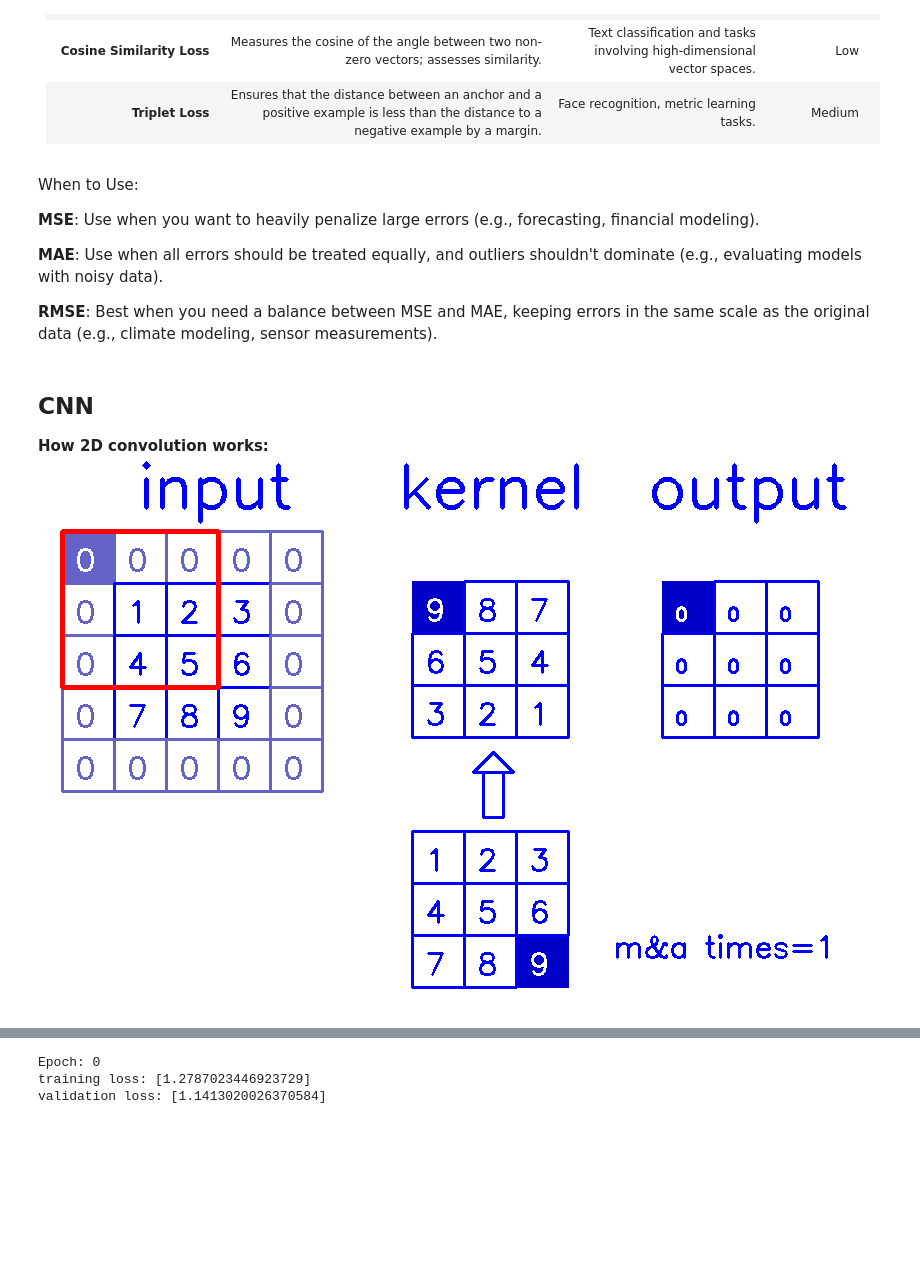
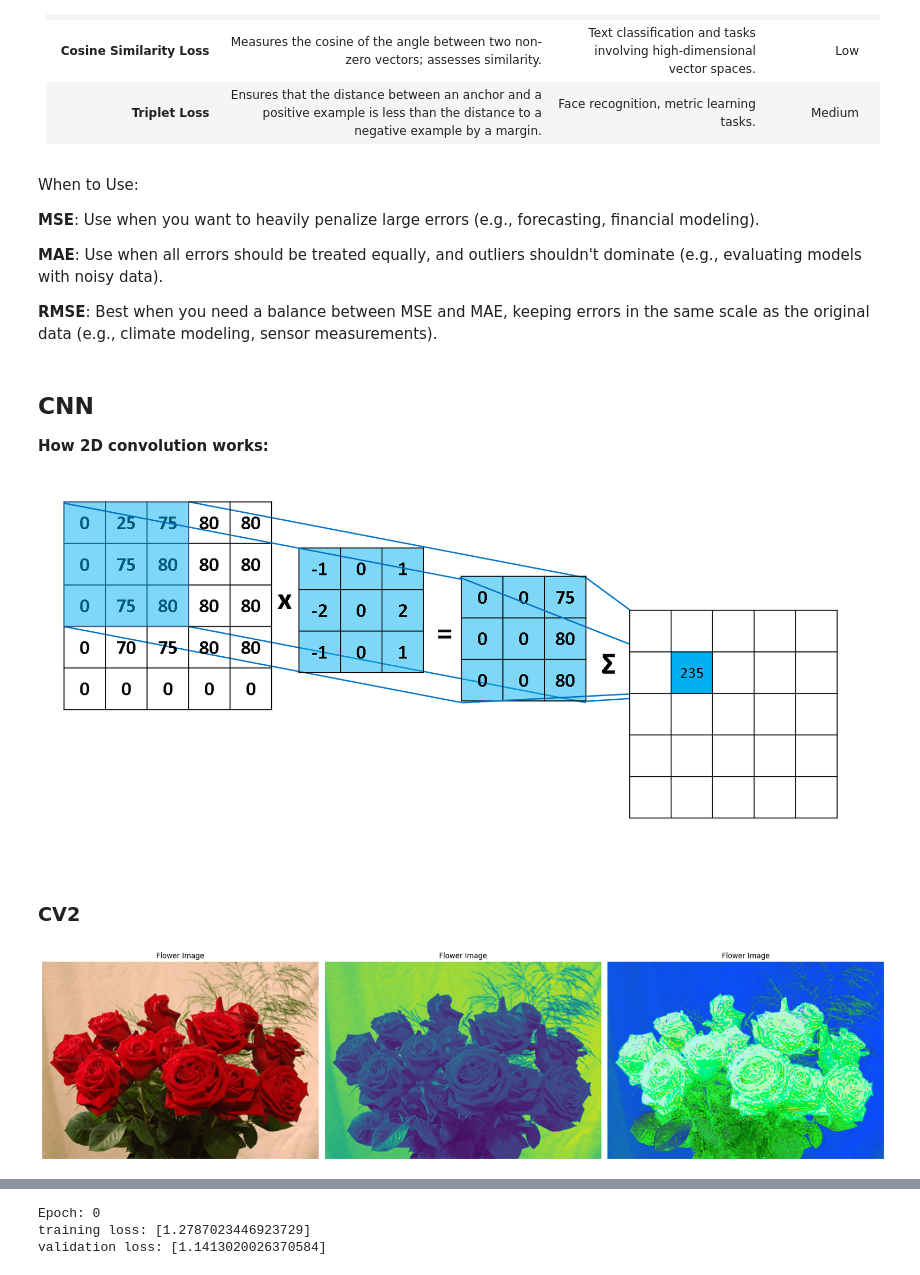
Before and after one commit to Moxiis/Kaggle, a Jupyter notebook: ML_cheatsheet/machine-learning-cheat-sheet.ipynb, the cells around one changed output, grey strips where cells are left out. Cells and saved outputs as stored; diff of their text form; code cells hidden in the pictures; blank space fills up the shorter version.

```diff
--- a/ML_cheatsheet/machine-learning-cheat-sheet.ipynb
+++ b/ML_cheatsheet/machine-learning-cheat-sheet.ipynb
@@ -1094,6 +1155,6 @@ When to Use:
 ## CNN
 
 **How 2D convolution works:**
-![image.png](attachment:image.png)
+![image-2.png](attachment:image-2.png)
 # %%
 # imports
@@ -1105,3 +1167,5 @@ from PIL import Image
 from torchvision import transforms
 from torchvision.datasets import ImageFolder
 from torch.utils.data import DataLoader, random_split
+# %% [markdown]
+### CV2
@@ -1107,0 +1178,28 @@ from torch.utils.data import DataLoader, random_split
+# %%
+# load image
+flower_path = '/kaggle/input/flowers-recognition/flowers/rose/2265390547_2409007cef_n.jpg'
+
+img = cv2.imread(flower_path)
+
+img_rgb = cv2.cvtColor(img, cv2.COLOR_BGR2RGB)  # Convert BGR to RGB
+gray_image = cv2.cvtColor(img, cv2.COLOR_BGR2GRAY)
+hsv_image = cv2.cvtColor(img, cv2.COLOR_BGR2HSV)
+
+fig, axis = plt.subplots(1, 3, figsize=(20,10))
+
+axis[0].imshow(img_rgb)
+axis[0].axis('off')
+axis[0].set_title('Flower Image')
+
+axis[1].imshow(gray_image) # Grayscale: Reduces complexity, good for shape detection
+axis[1].axis('off')
+axis[1].set_title('Flower Image')
+
+axis[2].imshow(hsv_image) # HSV: Better for color-based object detection
+axis[2].axis('off')
+axis[2].set_title('Flower Image')
+
+plt.tight_layout()
+plt.show()
+# %% [output]
+[figure, added]
```
Also changed, not shown: parts of 25 cells of this notebook.
